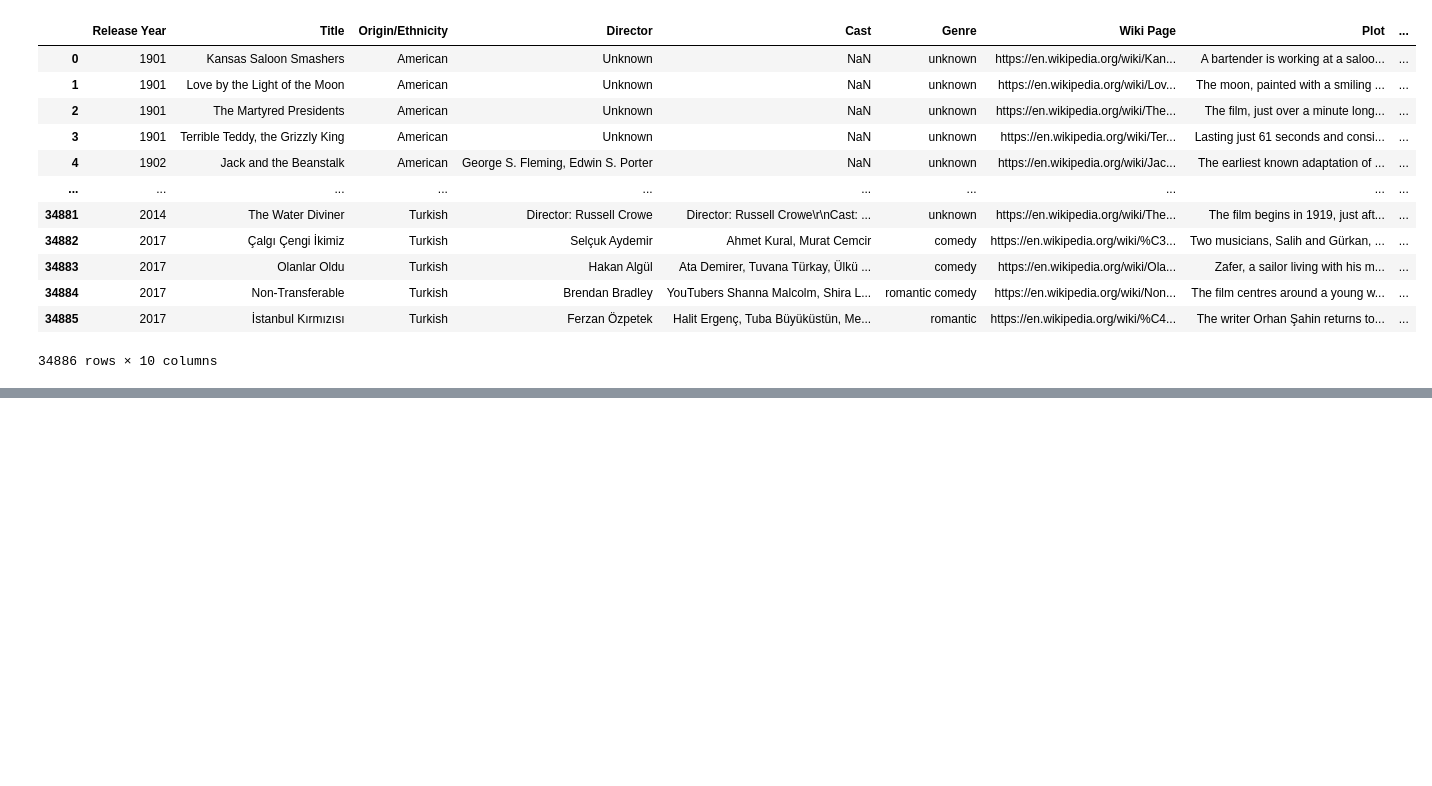
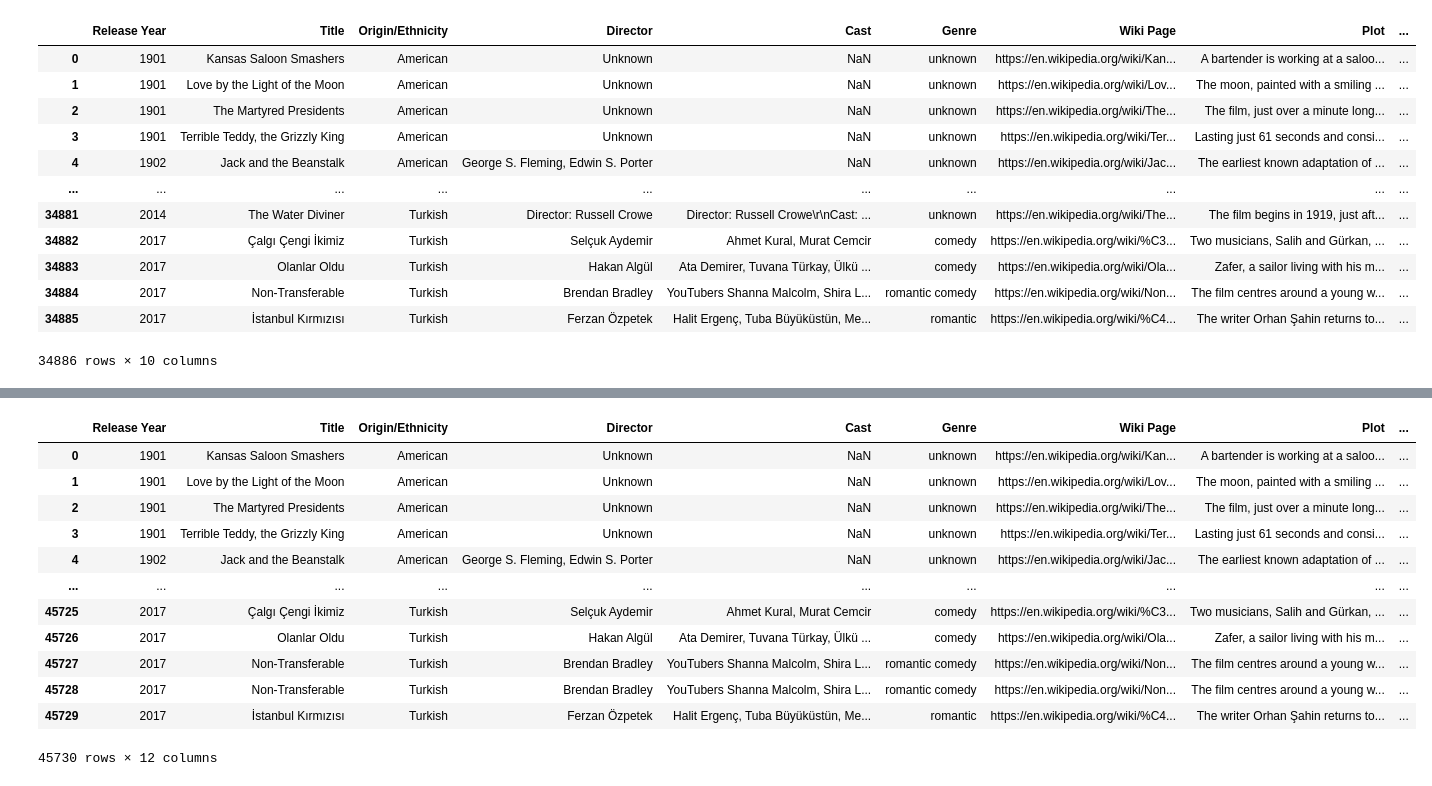
Before and after one commit to erickeagle/Wikipedia-Movies-Data-EDA-NLP-Redcommendation-System-, a Jupyter notebook: Cleaning_data.ipynb, the cells around one changed output, grey strips where cells are left out. Cells and saved outputs as stored; diff of their text form; code cells hidden in the pictures; blank space fills up the shorter version.

```diff
--- a/Cleaning_data.ipynb
+++ b/Cleaning_data.ipynb
@@ -194,0 +191,21 @@ Index(['Release Year', 'Title', 'Origin/Ethnicity', 'Director', 'Cast',
+# %%
+new_df['Genre_updated']=new_df['Genre_updated'].apply(lambda x: re.sub(r'[0-9]', '',x)).apply(lambda x: remove_punctuation(x)).apply(lambda x: x.strip())
+# %%
+def genre_split_on_space(data):
+    df1 = pd.DataFrame(columns = ['Release Year', 'Title', 'Origin/Ethnicity', 'Director', 'Cast','Genre', 'Wiki Page', 'Plot','Plot_cleanned','Genre_updated','Genre_updated_again'])
+    for i,row in data.iterrows():
+        if len(row['Genre_updated'].split())>1:
+            for i in row['Genre_updated'].split():
+               # print(i)
+                df=pd.DataFrame(row).T
+                df['Genre_updated_again']=i
+                df1=pd.concat([df1,df])
+        else:
+            df=pd.DataFrame(row).T
+            df['Genre_updated_again']=df['Genre_updated']
+            df1=pd.concat([df1,df])
+
+    return df1.reset_index(drop=True)
+# %%
+%%time
+new_df1=genre_split_on_space(new_df)
@@ -195 +214,17 @@ Index(['Release Year', 'Title', 'Origin/Ethnicity', 'Director', 'Cast',
+# %%
+new_df1
+# %% [output]
+|  | Release Year | Title | Origin/Ethnicity | Director | Cast | Genre | Wiki Page | Plot | ... |
+| 0 | 1901 | Kansas Saloon Smashers | American | Unknown | NaN | unknown | https://en.wikipedia.org/wiki/Kan... | A bartender is working at a saloo... | ... |
+| 1 | 1901 | Love by the Light of the Moon | American | Unknown | NaN | unknown | https://en.wikipedia.org/wiki/Lov... | The moon, painted with a smiling ... | ... |
+| 2 | 1901 | The Martyred Presidents | American | Unknown | NaN | unknown | https://en.wikipedia.org/wiki/The... | The film, just over a minute long... | ... |
+| 3 | 1901 | Terrible Teddy, the Grizzly King | American | Unknown | NaN | unknown | https://en.wikipedia.org/wiki/Ter... | Lasting just 61 seconds and consi... | ... |
+| 4 | 1902 | Jack and the Beanstalk | American | George S. Fleming, Edwin S. Porter | NaN | unknown | https://en.wikipedia.org/wiki/Jac... | The earliest known adaptation of ... | ... |
+| ... | ... | ... | ... | ... | ... | ... | ... | ... | ... |
+| 45725 | 2017 | Çalgı Çengi İkimiz | Turkish | Selçuk Aydemir | Ahmet Kural, Murat Cemcir | comedy | https://en.wikipedia.org/wiki/%C3... | Two musicians, Salih and Gürkan, ... | ... |
+| 45726 | 2017 | Olanlar Oldu | Turkish | Hakan Algül | Ata Demirer, Tuvana Türkay, Ülkü ... | comedy | https://en.wikipedia.org/wiki/Ola... | Zafer, a sailor living with his m... | ... |
+| 45727 | 2017 | Non-Transferable | Turkish | Brendan Bradley | YouTubers Shanna Malcolm, Shira L... | romantic comedy | https://en.wikipedia.org/wiki/Non... | The film centres around a young w... | ... |
+| 45728 | 2017 | Non-Transferable | Turkish | Brendan Bradley | YouTubers Shanna Malcolm, Shira L... | romantic comedy | https://en.wikipedia.org/wiki/Non... | The film centres around a young w... | ... |
+| 45729 | 2017 | İstanbul Kırmızısı | Turkish | Ferzan Özpetek | Halit Ergenç, Tuba Büyüküstün, Me... | romantic | https://en.wikipedia.org/wiki/%C4... | The writer Orhan Şahin returns to... | ... |
+45730 rows × 12 columns
 # %%
```
Also changed, not shown: parts of 19 cells of this notebook, 2 other files.
